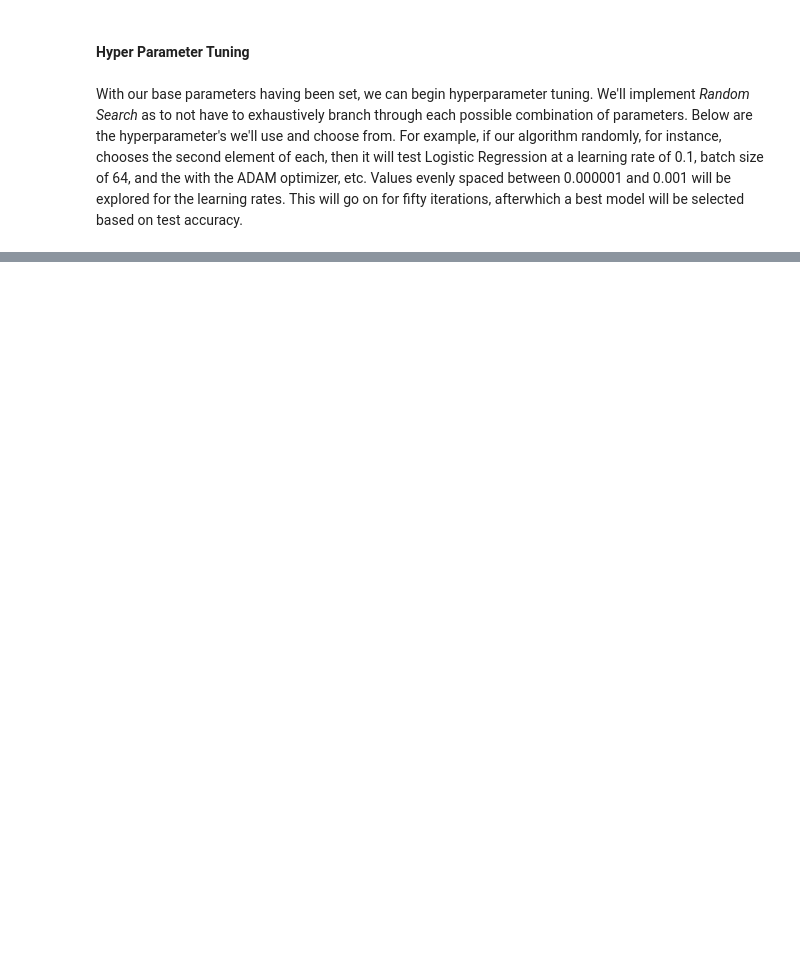
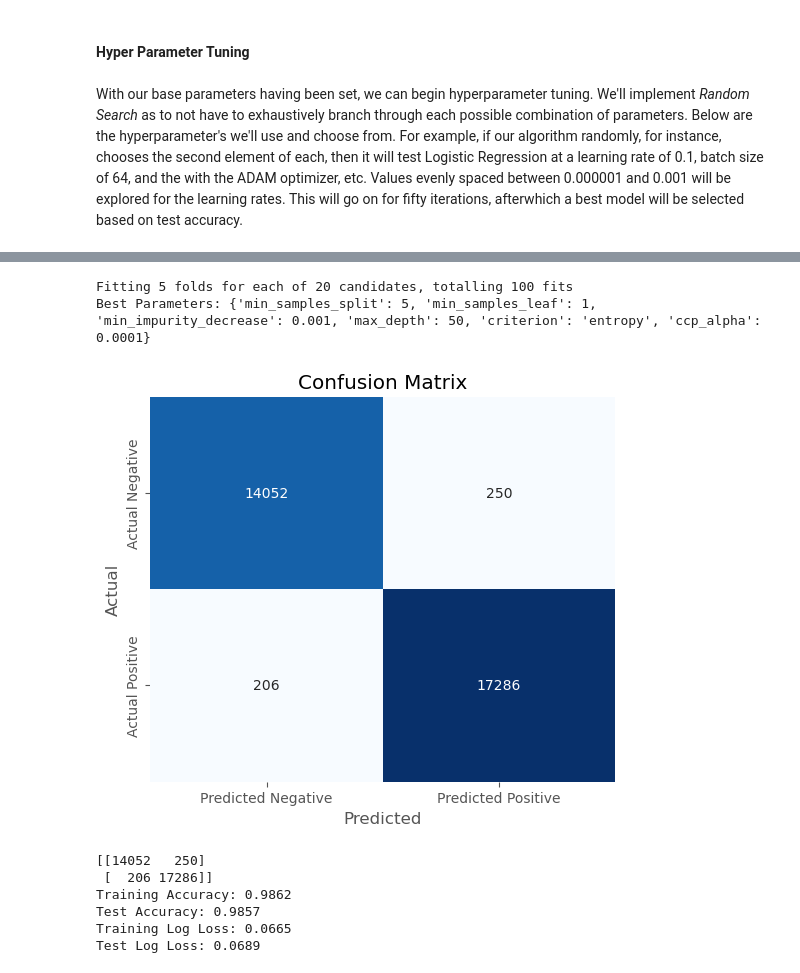
Before and after one commit to devonjavier/STINTSY-Project, a Jupyter notebook: STINTSY_MCO_LFS.ipynb, the cells around one changed output, grey strips where cells are left out. Drawn from its saved outputs; the diff is of its cells as text; code cells hidden in the pictures; blank space fills up the shorter version.

```diff
--- a/STINTSY_MCO_LFS.ipynb
+++ b/STINTSY_MCO_LFS.ipynb
@@ -238,0 +380,11 @@ final_model = train_model(
+# %%
+from sklearn.tree import DecisionTreeClassifier
+
+X_train, X_test, y_train, y_test = (folds_data[0]['X_train'],
+                                    folds_data[0]['X_test'],
+                                    folds_data[0]['y_train'],
+                                    folds_data[0]['y_test'])
+
+model = DecisionTreeClassifier(random_state=45, min_impurity_decrease=0.001)
+
+model.fit(X_train, y_train)
@@ -238,0 +414,69 @@ final_model = train_model(
+# %%
+from sklearn.model_selection import RandomizedSearchCV
+p_grid = {
+    "criterion": ["gini", "entropy"],
+    "max_depth": [30, 45, 50, 60],
+    "min_samples_split": [2, 5, 10],
+    "min_samples_leaf": [1, 2, 4],
+    "min_impurity_decrease": [0.001, 0.005, 0.01], ## ensures pruning
+    "ccp_alpha": np.logspace(-4, 0, 10)
+}
+
+random_search = RandomizedSearchCV(model, p_grid, n_iter=20, cv=5, scoring="accuracy", n_jobs=-1, verbose=1, random_state=45)
+random_search.fit(X_train, y_train)
+
+## best params
+print("Best Parameters:", random_search.best_params_)
+# %% [output]
+Fitting 5 folds for each of 20 candidates, totalling 100 fits
+Best Parameters: {'min_samples_split': 5, 'min_samples_leaf': 1, 'min_impurity_decrease': 0.001, 'max_depth': 50, 'criterion': 'entropy', 'ccp_alpha': 0.0001}
+# %%
+best_model = DecisionTreeClassifier(**random_search.best_params_, random_state=seed)
+
+best_model.fit(X_train, y_train)
+
+# Make predictions
+y_pred = best_model.predict(X_test)
+# %%
+from sklearn.metrics import confusion_matrix, log_loss
+train_preds = best_model.predict(X_train)
+train_acc = accuracy_score(y_train, train_preds)
+
+test_preds = best_model.predict(X_test)
+test_acc = accuracy_score(y_test, test_preds)
+
+train_probs = best_model.predict_proba(X_train)
+test_probs = best_model.predict_proba(X_test)
+train_loss = log_loss(y_train, train_probs)
+test_loss = log_loss(y_test, test_probs)
+
+cm = confusion_matrix(y_test, y_pred)
+plt.figure(figsize=(6, 5))
+sns.heatmap(cm, annot=True, fmt="d", cmap="Blues", cbar=False,
+            xticklabels=["Predicted Negative", "Predicted Positive"],
+            yticklabels=["Actual Negative", "Actual Positive"])
+
+# Labels and title
+plt.xlabel("Predicted")
+plt.ylabel("Actual")
+plt.title("Confusion Matrix")
+
+# Show plot
+plt.show()
+
+print(cm)
+
+print(f"Training Accuracy: {train_acc:.4f}")
+print(f"Test Accuracy: {test_acc:.4f}")
+
+
+print(f"Training Log Loss: {train_loss:.4f}")
+print(f"Test Log Loss: {test_loss:.4f}")
+# %% [output]
+[figure, added]
+[[14052   250]
+ [  206 17286]]
+Training Accuracy: 0.9862
+Test Accuracy: 0.9857
+Training Log Loss: 0.0665
+Test Log Loss: 0.0689
```
Also changed, not shown: parts of 23 cells of this notebook, 4 other files.
